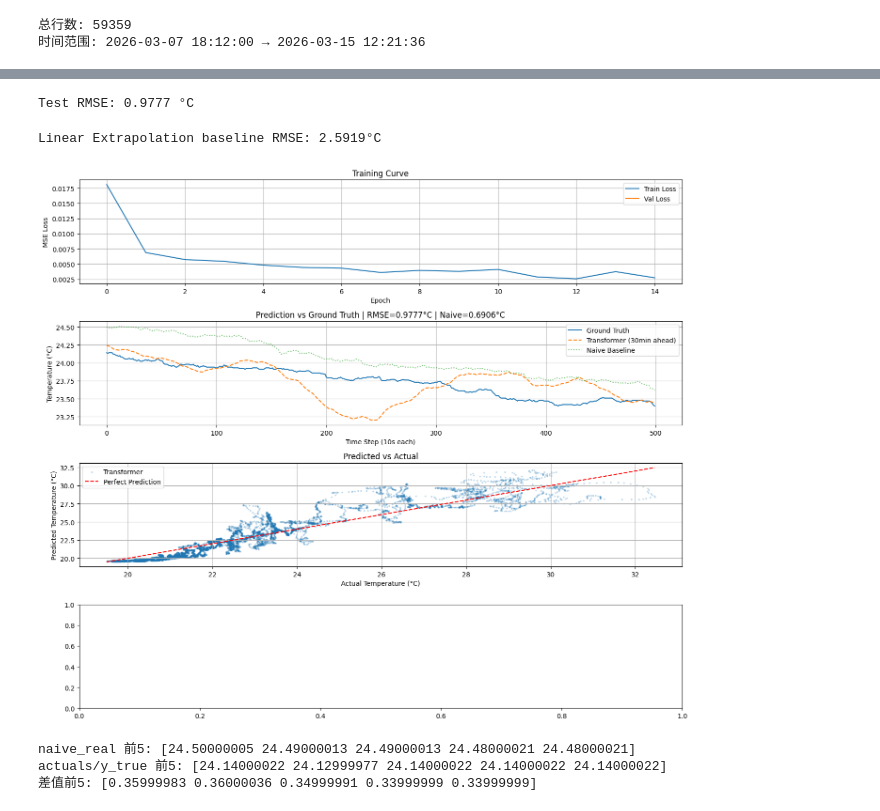
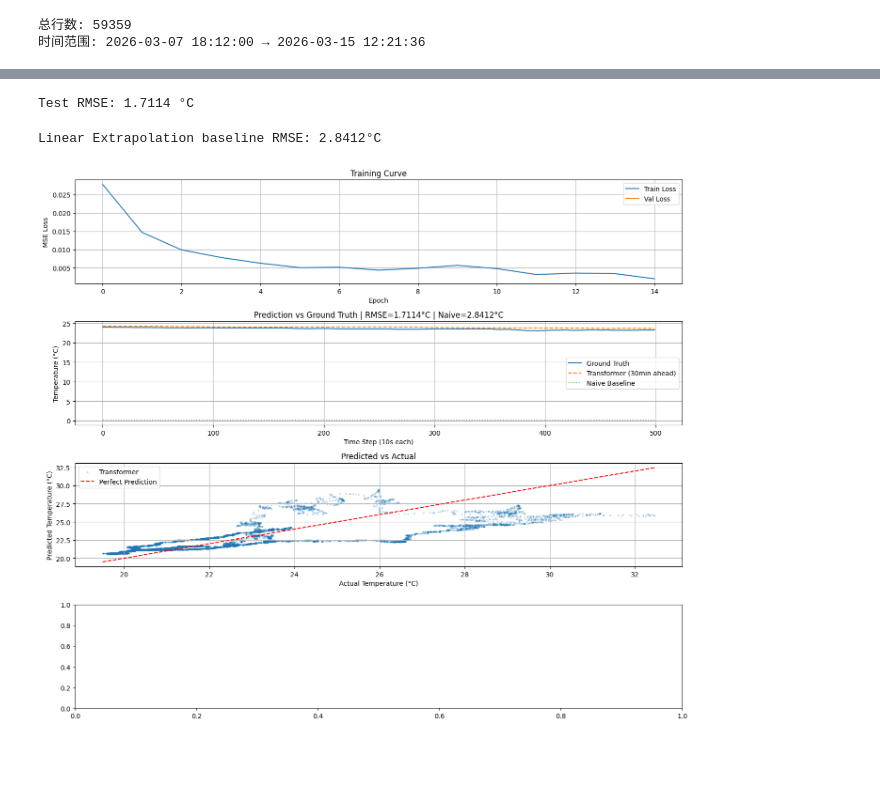
Before and after one commit to xhu703981/MicroClimateForecasting, a Jupyter notebook: transformer.ipynb, the cells around one changed output, grey strips where cells are left out. Saved outputs shown, nothing was run; the diff lists cells and outputs as text; code cells hidden in the pictures; blank space fills up the shorter version.

```diff
--- a/transformer.ipynb
+++ b/transformer.ipynb
@@ -112,7 +112,7 @@ import torch.nn as nn
 import math
 
 class TransformerForecast(nn.Module):
-    def __init__(self, input_dim, d_model, num_heads, num_layers, dropout=0.1):
+    def __init__(self, input_dim, d_model, num_heads, num_layers, dropout=0.3):
         super().__init__()
         self.embedding = nn.Linear(input_dim, d_model)
         self.d_model = d_model
@@ -142,10 +142,10 @@ class TransformerForecast(nn.Module):
 
 model = TransformerForecast(
     input_dim=3,
-    d_model=32,
+    d_model=24,
     num_heads=4,
     num_layers=3,
-    dropout=0.1
+    dropout=0.3
 ).to(device)
 
 # 确认模型能跑
@@ -249,7 +231,7 @@ actuals_real = scaler.inverse_transform(dummy2)[:, 0]
 rmse = np.sqrt(np.mean((preds_real - actuals_real) ** 2))
 print(f"Test RMSE: {rmse:.4f} °C")
 # %% [output]
-Test RMSE: 0.9777 °C
+Test RMSE: 1.7114 °C
 # %%
 # 用最后10步拟合线性趋势，外推180步
 last_steps = X_test[:, -10:, 0]  # 最后10步
@@ -261,7 +243,7 @@ naive_linear_real = scaler.inverse_transform(dummy_lin)[:, 0]
 rmse_linear = np.sqrt(np.mean((naive_linear_real - actuals_real) ** 2))
 print(f"Linear Extrapolation baseline RMSE: {rmse_linear:.4f}°C")
 # %% [output]
-Linear Extrapolation baseline RMSE: 2.5919°C
+Linear Extrapolation baseline RMSE: 2.8412°C
 # %%
 import matplotlib.pyplot as plt
 
@@ -273,42 +255,33 @@ axes[0].plot(val_losses, label="Val Loss")
 axes[0].set_title("Training Curve")
 axes[0].set_xlabel("Epoch")
 axes[0].set_ylabel("MSE Loss")
 axes[0].legend()
 axes[0].grid(True)
 
 # 图2：预测 vs 真实
 n_show = 500
 axes[1].plot(actuals_real[:n_show], label="Ground Truth")
 axes[1].plot(preds_real[:n_show], label="Transformer (30min ahead)", linestyle="--")
-axes[1].plot(naive_real[:n_show], label="Naive Baseline", linestyle=":", alpha=0.7)
-axes[1].set_title(f"Prediction vs Ground Truth | RMSE={rmse:.4f}°C | Naive={rmse_naive:.4f}°C")
+axes[1].plot(naive_linear[:n_show], label="Naive Baseline", linestyle=":", alpha=0.7)
+axes[1].set_title(f"Prediction vs Ground Truth | RMSE={rmse:.4f}°C | Naive={rmse_linear:.4f}°C")
 axes[1].set_xlabel("Time Step (10s each)")
 axes[1].set_ylabel("Temperature (°C)")
 axes[1].legend()
 axes[1].grid(True)
 
 # 图3：散点图
 axes[2].scatter(actuals_real, preds_real, alpha=0.2, s=3, label="Transformer")
 axes[2].plot(
     [actuals_real.min(), actuals_real.max()],
     [actuals_real.min(), actuals_real.max()],
     'r--', label="Perfect Prediction"
 )
 axes[2].set_title("Predicted vs Actual")
 axes[2].set_xlabel("Actual Temperature (°C)")
 axes[2].set_ylabel("Predicted Temperature (°C)")
 axes[2].legend()
 axes[2].grid(True)
 
 plt.tight_layout()
 # %% [output]
-[figure, old version]
+[figure, new version]
-# %%
-# 前5个值对比
-print("naive_real 前5:", naive_real[:5])
-print("actuals/y_true 前5:", actuals_real[:5])  # LSTM用y_true_real
-print("差值前5:", (naive_real - actuals_real)[:5])  # LSTM用y_true_real
-# %% [output]
-naive_real 前5: [24.50000005 24.49000013 24.49000013 24.48000021 24.48000021]
-actuals/y_true 前5: [24.14000022 24.12999977 24.14000022 24.14000022 24.14000022]
-差值前5: [0.35999983 0.36000036 0.34999991 0.33999999 0.33999999]
```
Also changed, not shown: parts of 3 cells of this notebook, 4 other files.
